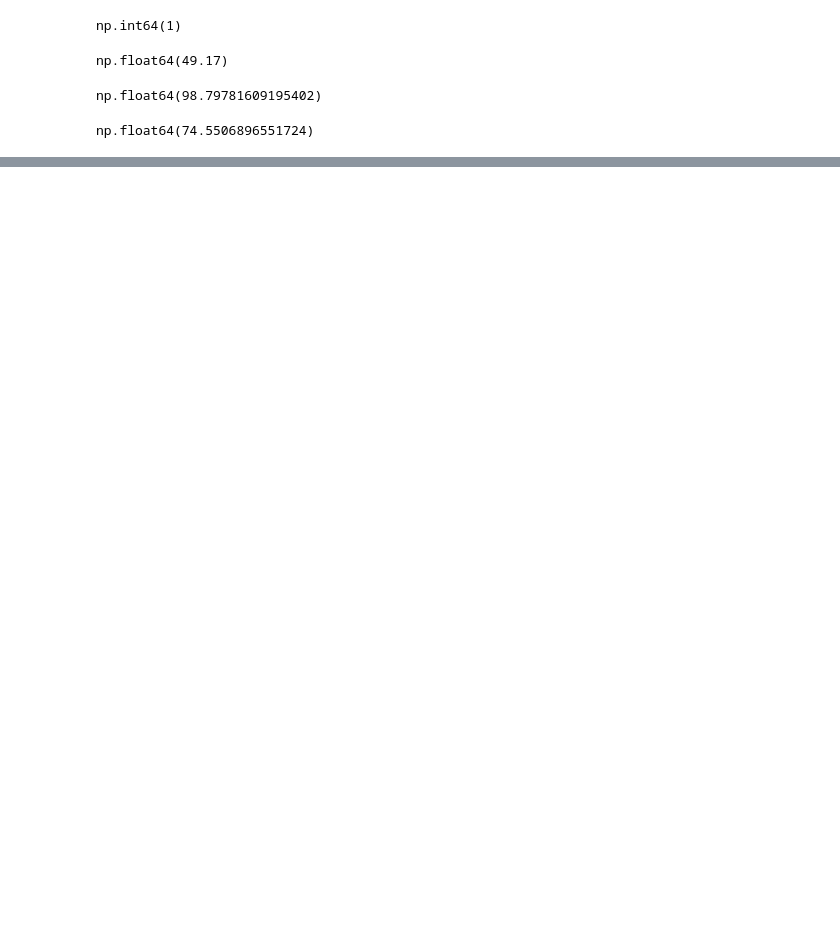
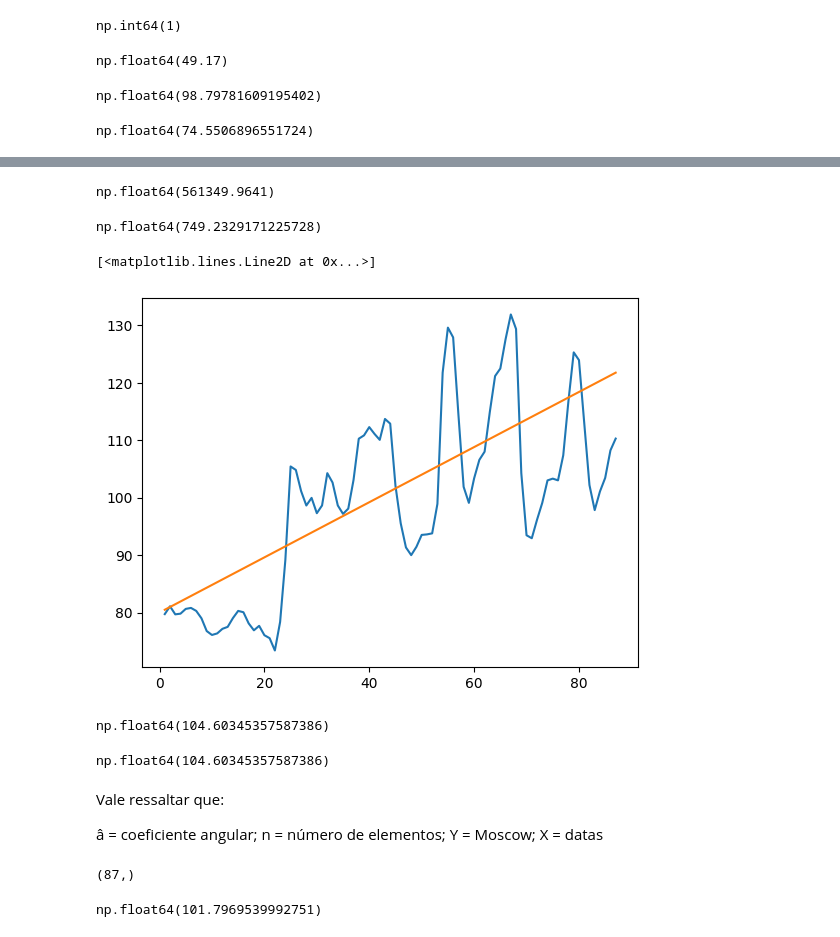
Before and after one commit to SpartanWilhelm/ALURA, a Jupyter notebook: Python para Data Science/NumPy_análise numérica eficiente com Python/Numpy_curso.ipynb, the cells around one changed output, grey strips where cells are left out. Drawn from its saved outputs; the diff is of its cells as text; code cells hidden in the pictures; blank space fills up the shorter version.

```diff
--- a/Python para Data Science/NumPy_análise numérica eficiente com Python/Numpy_curso.ipynb
+++ b/Python para Data Science/NumPy_análise numérica eficiente com Python/Numpy_curso.ipynb
@@ -250,0 +289,32 @@ np.float64(74.5506896551724)
+# %%
+np.sum(np.power(Moscow-y,2))
+# %% [output]
+np.float64(561349.9641)
+# %%
+np.sqrt(np.sum(np.power(Moscow-y,2)))
+# %% [output]
+np.float64(749.2329171225728)
+# %%
+# O valor "a"(0.48) abaixo é utilizado para fazer o ajuste da reta
+y = 0.48*x+80
+# %%
+plt.plot(datas, Moscow)
+plt.plot(x,y)
+# %% [output]
+[<matplotlib.lines.Line2D at 0x...>]
+[figure, added]
+# %%
+np.sqrt(np.sum(np.power(Moscow-y,2)))
+# %% [output]
+np.float64(104.60345357587386)
+# %%
+np.linalg.norm(Moscow-y)
+# %% [output]
+np.float64(104.60345357587386)
+# %% [markdown]
+Vale ressaltar que:
+
+â = coeficiente angular;
+n = número de elementos;
+Y = Moscow;
+X = datas
@@ -250,0 +325,4 @@ np.float64(74.5506896551724)
+# %%
+(X**2).shape
+# %% [output]
+(87,)
@@ -250,0 +338,4 @@ np.float64(74.5506896551724)
+# %%
+np.linalg.norm(Moscow-y)
+# %% [output]
+np.float64(101.7969539992751)
```
Also changed, not shown: parts of 15 cells of this notebook, 1 other file.
